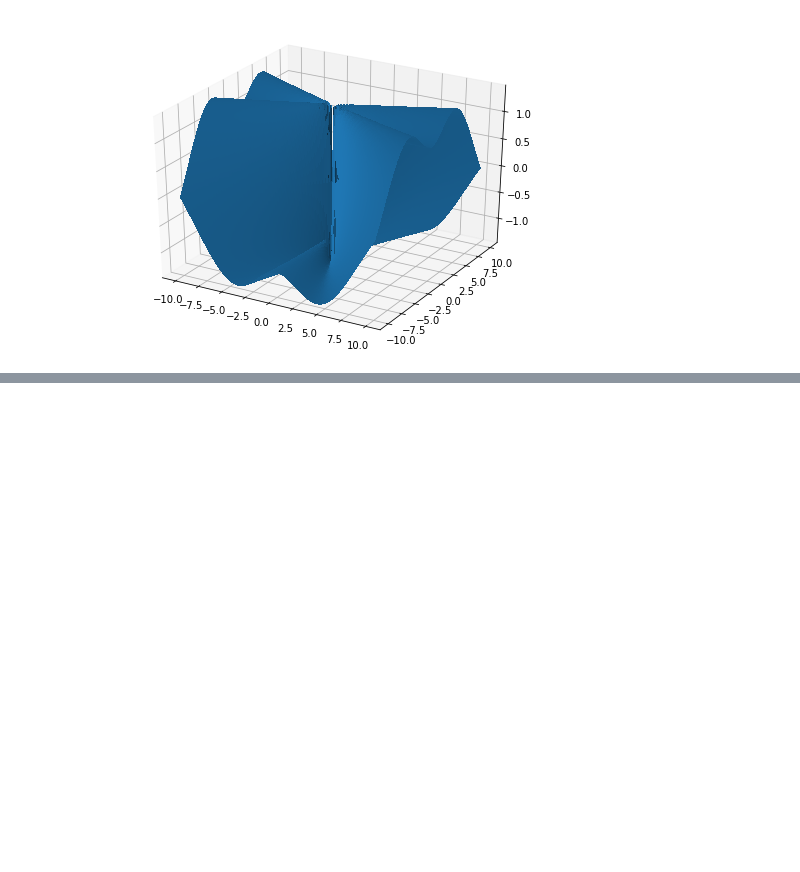
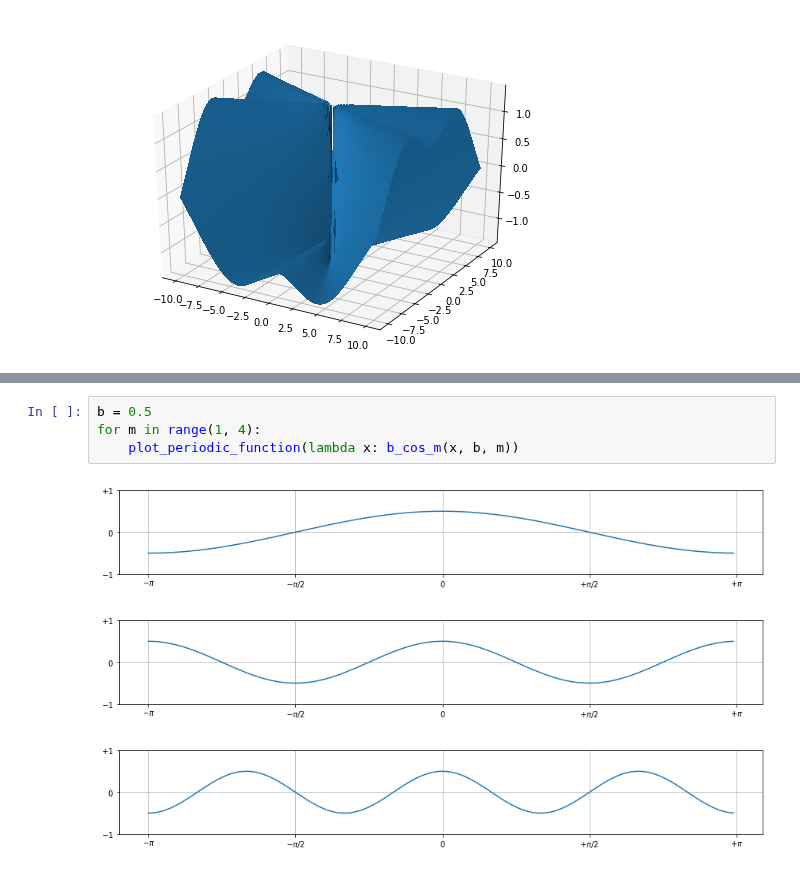
Before and after one commit to apefind/math, a Jupyter notebook: jupyter/calculus.ipynb, the cells around one changed output, grey strips where cells are left out. Drawn from its saved outputs; the diff is of its cells as text; blank space fills up the shorter version.

```diff
--- a/jupyter/calculus.ipynb
+++ b/jupyter/calculus.ipynb
@@ -75,0 +110,8 @@ plot_mapping(lambdify((x, y), u.diff(y).diff(x), modules='numpy'),
+# %%
+b = 0.5
+for m in range(1, 4):
+    plot_periodic_function(lambda x: b_cos_m(x, b, m))
+# %% [output]
+[figure, added]
+[figure, added]
+[figure, added]
```
Also changed, not shown: parts of 18 cells of this notebook, 6 other files.
